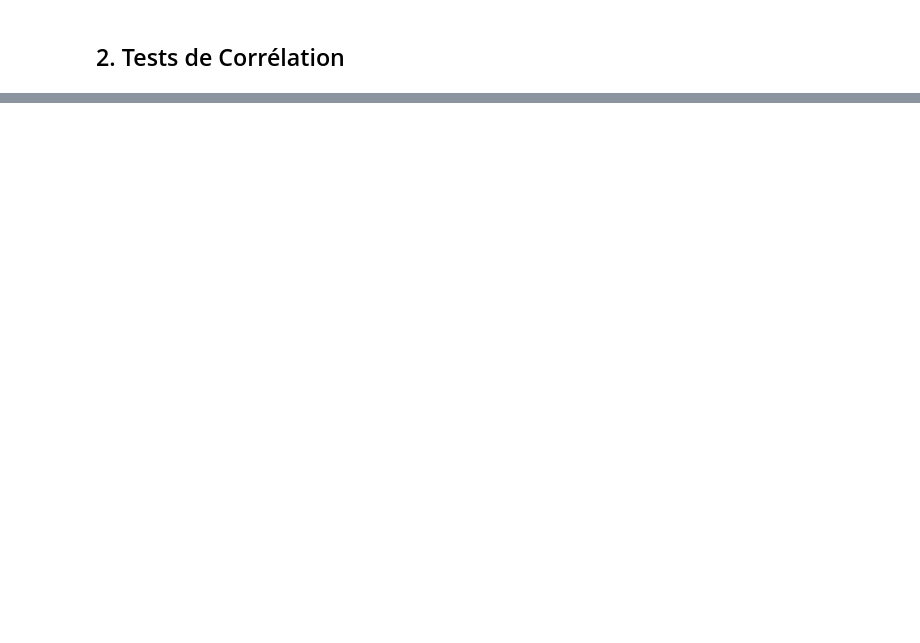
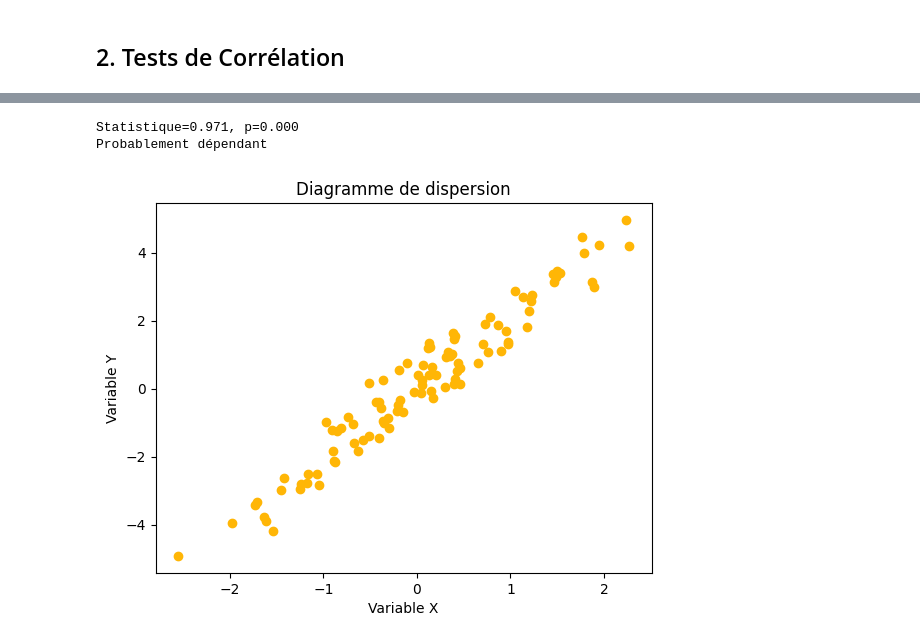
Before and after one commit to AbdelmajidLh/Cours, a Jupyter notebook: Statistiques/Statistiques.ipynb, the cells around one changed output, grey strips where cells are left out. Saved outputs shown, nothing was run; the diff lists cells and outputs as text; code cells hidden in the pictures; blank space fills up the shorter version.

Commit message:
add statistiques tests v2

```diff
--- a/Statistiques/Statistiques.ipynb
+++ b/Statistiques/Statistiques.ipynb
@@ -217,0 +201,28 @@ Corrélation significative
+# %%
+import numpy as np
+import matplotlib.pyplot as plt
+from scipy import stats
+
+# Génération de données
+np.random.seed(0)
+x = np.random.normal(0, 1, 100)
+y = 2 * x + np.random.normal(0, 0.5, 100)
+
+# Test de corrélation de Pearson
+stat, p = stats.pearsonr(x, y)
+print('Statistique=%.3f, p=%.3f' % (stat, p))
+if p > 0.05:
+    print('Probablement indépendant')
+else:
+    print('Probablement dépendant')
+
+# Visualisation
+plt.scatter(x, y, color="#FFB606")
+plt.title("Diagramme de dispersion")
+plt.xlabel("Variable X")
+plt.ylabel("Variable Y")
+plt.show()
+# %% [output]
+Statistique=0.971, p=0.000
+Probablement dépendant
+[figure, added]
```
Also changed, not shown: parts of 11 cells of this notebook.
